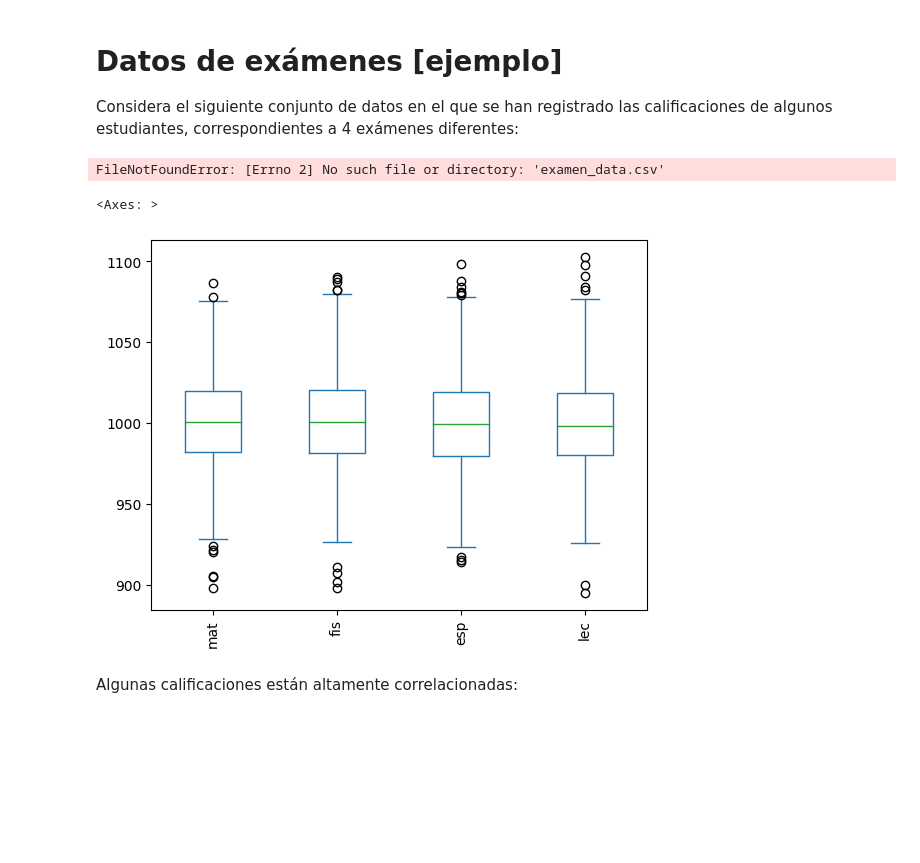
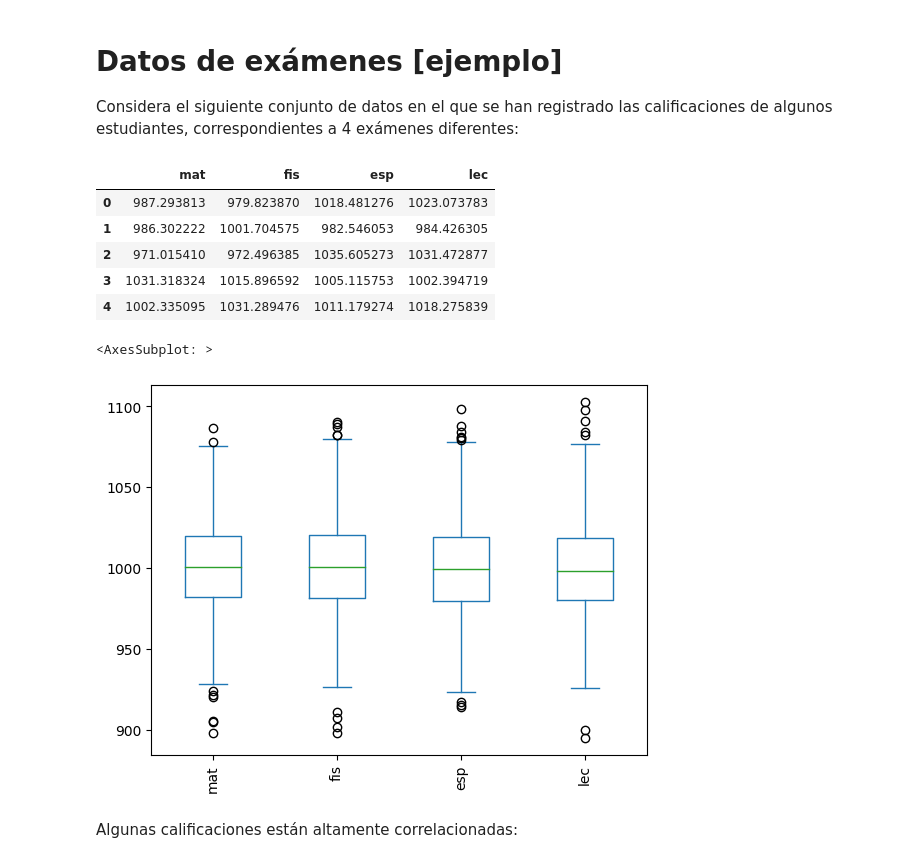
Before and after one commit to marcosd59/ID0310-MINERIA_DE_DATOS, a Jupyter notebook: Parcial 1/Actividad #3 - PCA Analisis de Componentes Principales.ipynb, the cells around one changed output. Saved outputs shown, nothing was run; the diff lists cells and outputs as text; code cells hidden in the pictures; blank space fills up the shorter version.

```diff
--- a/Parcial 1/Actividad #3 - PCA Analisis de Componentes Principales.ipynb
+++ b/Parcial 1/Actividad #3 - PCA Analisis de Componentes Principales.ipynb
@@ -34,14 +34,19 @@ $$C = (X-\mu_X)^{T}(X-\mu_X)/(N-1)$$
 
 Considera el siguiente conjunto de datos en el que se han registrado las calificaciones de algunos estudiantes, correspondientes a 4 exámenes diferentes:
 # %%
-df = pd.read_csv("examen_data.csv")
+df = pd.read_csv("./files/examen_data.csv")
 df.head()
 # %% [output]
-FileNotFoundError: [Errno 2] No such file or directory: 'examen_data.csv'
+|  | mat | fis | esp | lec |
+| 0 | 987.293813 | 979.823870 | 1018.481276 | 1023.073783 |
+| 1 | 986.302222 | 1001.704575 | 982.546053 | 984.426305 |
+| 2 | 971.015410 | 972.496385 | 1035.605273 | 1031.472877 |
+| 3 | 1031.318324 | 1015.896592 | 1005.115753 | 1002.394719 |
+| 4 | 1002.335095 | 1031.289476 | 1011.179274 | 1018.275839 |
 # %%
 df.plot.box(rot=90)
 # %% [output]
-<Axes: >
+<AxesSubplot: >
 [figure]
 # %% [markdown]
 Algunas calificaciones están altamente correlacionadas:
```
Also changed, not shown: parts of 2 cells of this notebook.
